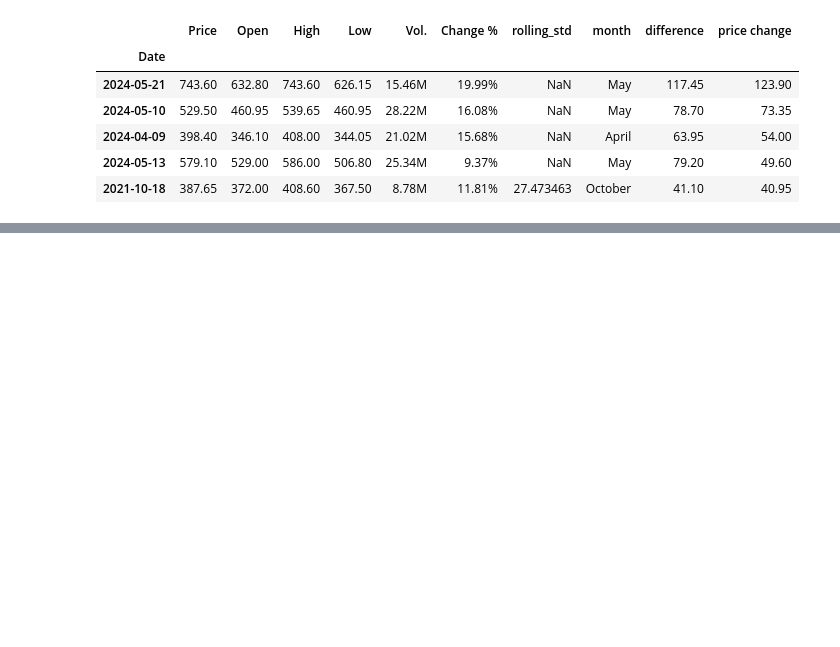
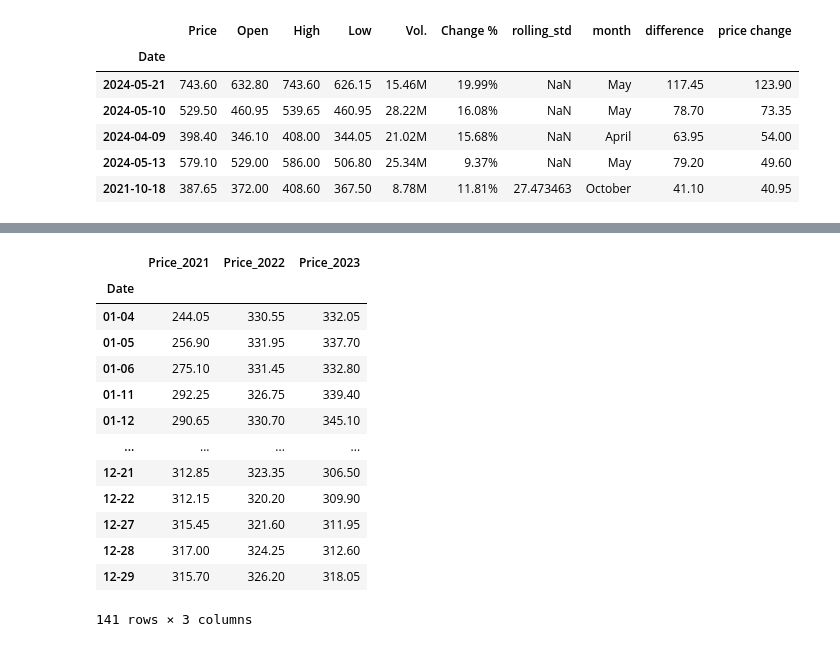
Before and after one commit to prasanna2019/StockDataAnalysis, a Jupyter notebook: Share_price_analysis.ipynb, the cells around one changed output, grey strips where cells are left out. Cells and saved outputs as stored; diff of their text form; code cells hidden in the pictures; blank space fills up the shorter version.

```diff
--- a/Share_price_analysis.ipynb
+++ b/Share_price_analysis.ipynb
@@ -289,0 +328,4 @@ As seen from above data, the highes price increase has taen place in 2014 in the
+# %%
+new_df_2021['Price_2021']= df_2021['Price']
+new_df_2021.set_index('Date', inplace= True, drop= True)
+new_df_2021
@@ -289,0 +416,18 @@ As seen from above data, the highes price increase has taen place in 2014 in the
+# %%
+df_all= df_join.join(new_df_2023,how= "inner")
+df_all
+# %% [output]
+|  | Price_2021 | Price_2022 | Price_2023 |
+| Date |  |  |  |
+| 01-04 | 244.05 | 330.55 | 332.05 |
+| 01-05 | 256.90 | 331.95 | 337.70 |
+| 01-06 | 275.10 | 331.45 | 332.80 |
+| 01-11 | 292.25 | 326.75 | 339.40 |
+| 01-12 | 290.65 | 330.70 | 345.10 |
+| ... | ... | ... | ... |
+| 12-21 | 312.85 | 323.35 | 306.50 |
+| 12-22 | 312.15 | 320.20 | 309.90 |
+| 12-27 | 315.45 | 321.60 | 311.95 |
+| 12-28 | 317.00 | 324.25 | 312.60 |
+| 12-29 | 315.70 | 326.20 | 318.05 |
+141 rows × 3 columns
```
Also changed, not shown: parts of 14 cells of this notebook.
